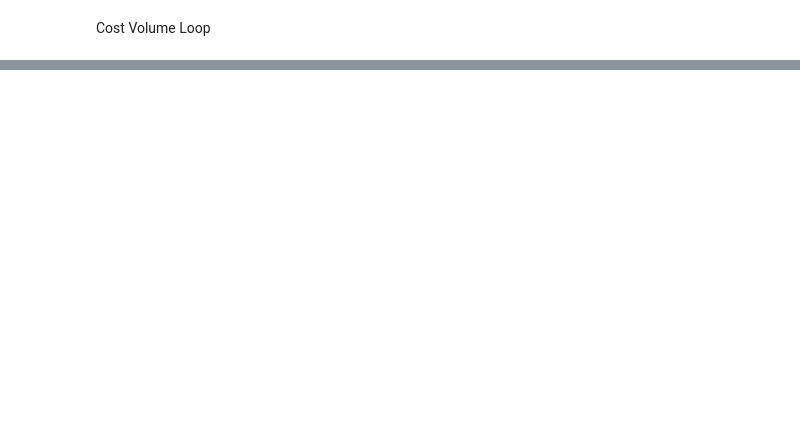
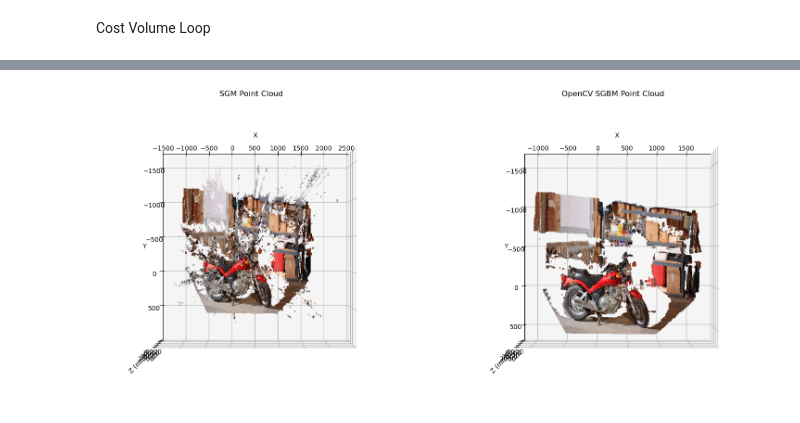
Before and after one commit to anramz29/Stereo_from_Scratch, a Jupyter notebook: sgm_from_scratch.ipynb, the cells around one changed output, grey strips where cells are left out. Drawn from its saved outputs; the diff is of its cells as text; code cells hidden in the pictures; blank space fills up the shorter version.

```diff
--- a/sgm_from_scratch.ipynb
+++ b/sgm_from_scratch.ipynb
@@ -64,0 +129,20 @@ plt.show()
+# %%
+
+
+# ── OpenCV SGBM ──────────────────────────────────────────────────────────────
+sgbm = cv2.StereoSGBM_create(
+    minDisparity=0,
+    numDisparities=num_disparities,   # must be divisible by 16
+    blockSize=block_size,
+    P1=8  * 3 * block_size**2,        # OpenCV's recommended formula: 8*cn*bsize²
+    P2=32 * 3 * block_size**2,        # 32*cn*bsize²
+    disp12MaxDiff=1,
+    uniquenessRatio=10,
+    speckleWindowSize=100,
+    speckleRange=32,
+    mode=cv2.STEREO_SGBM_MODE_SGBM_3WAY   # full 8-direction SGM
+)
+
+# SGBM returns disparity * 16 as int16 → divide to get float
+disp_cv_raw = sgbm.compute(gray_left, gray_right).astype(np.float32) / 16.0
+disp_cv_raw[disp_cv_raw < 0] = np.nan   # invalid pixels flagged as -1 by OpenCV
@@ -64,0 +178,47 @@ plt.show()
+# %%
+def make_point_cloud(disp, img, f, B, cx, cy, doffs, h, w, z_max=8000):
+    disp = disp.astype(np.float32).copy()
+    disp[disp == 0] = np.nan
+
+    Z = (f * B) / (disp + doffs)
+    Z[Z > z_max] = np.nan
+    Z[Z < 0]     = np.nan
+
+    ys, xs = np.meshgrid(np.arange(h), np.arange(w), indexing='ij')
+    X = (xs - cx) * Z / f
+    Y = (ys - cy) * Z / f
+
+    mask   = np.isfinite(Z)
+    points = np.stack([X[mask], Y[mask], Z[mask]], axis=1)
+    colors = cv2.cvtColor(img, cv2.COLOR_BGR2RGB)[mask] / 255.0
+    return points, colors
+
+
+# ── SGM point cloud ───────────────────────────────────────────────────────────
+disp_sgm_pc = disparity_sgm.astype(np.float32)
+disp_sgm_pc[:, :pad + num_disparities] = np.nan
+points_sgm, colors_sgm = make_point_cloud(disp_sgm_pc, img_left, f, B, cx, cy, doffs, h, w)
+
+# ── OpenCV point cloud ────────────────────────────────────────────────────────
+disp_cv_pc = disp_cv_raw.copy()
+disp_cv_pc[:, :pad + num_disparities] = np.nan
+points_cv, colors_cv = make_point_cloud(disp_cv_pc, img_left, f, B, cx, cy, doffs, h, w)
+
+# ── Plot side by side ─────────────────────────────────────────────────────────
+fig = plt.figure(figsize=(16, 7))
+
+for i, (points, colors, title) in enumerate([
+    (points_sgm, colors_sgm, 'SGM Point Cloud'),
+    (points_cv,  colors_cv,  'OpenCV SGBM Point Cloud'),
+]):
+    ax = fig.add_subplot(1, 2, i+1, projection='3d')
+    ax.scatter(points[:, 0], points[:, 1], points[:, 2], c=colors, s=0.1)
+    ax.set_title(title)
+    ax.set_xlabel('X'); ax.set_ylabel('Y'); ax.set_zlabel('Z (mm)')
+    ax.view_init(elev=-90, azim=-90)
+
+plt.tight_layout()
+plt.savefig("figures/sgm_point_cloud_comparison")
+plt.show()
+# %% [output]
+[figure, added]
```
Also changed, not shown: parts of 6 cells of this notebook, 3 other files.
